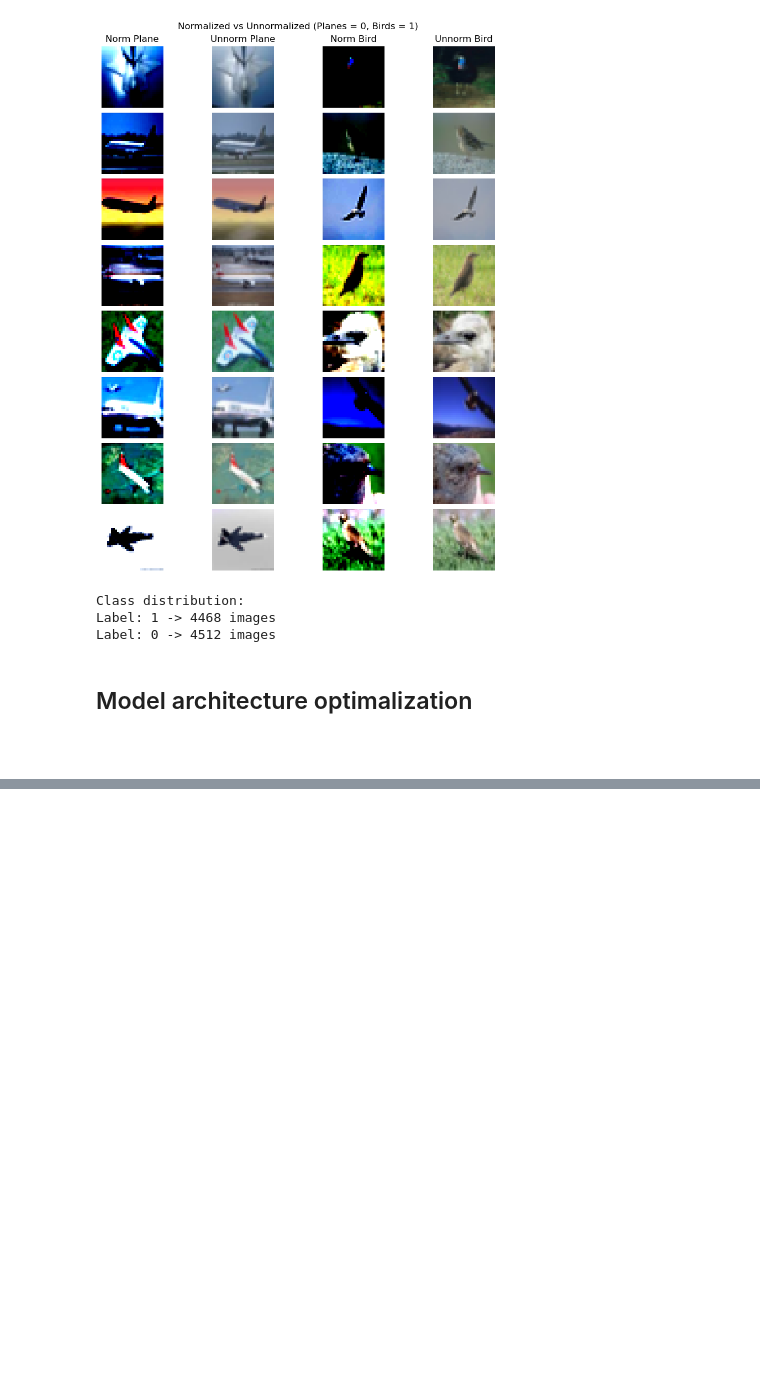
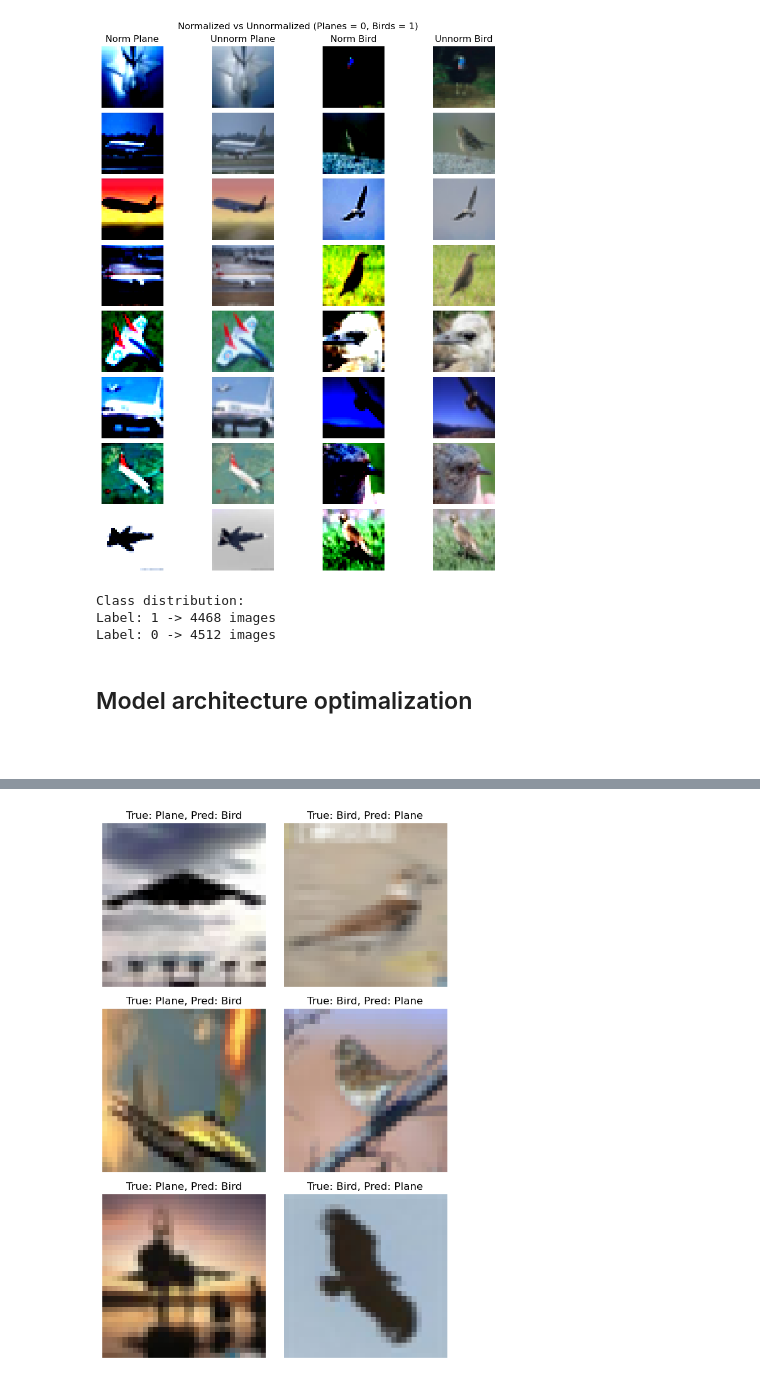
Before and after one commit to JakobBerg-Projects/Backpropagation, a Jupyter notebook: gradient_descent.ipynb, the cells around one changed output, grey strips where cells are left out. Cells and saved outputs as stored; diff of their text form; code cells hidden in the pictures; blank space fills up the shorter version.

```diff
--- a/gradient_descent.ipynb
+++ b/gradient_descent.ipynb
@@ -561,0 +550,62 @@ show_misclassified(best_model, cifar2_test, n=6)
+# %%
+import matplotlib.pyplot as plt
+import numpy as np
+import torch
+
+def show_misclassified_two_columns(model, dataset, n_per_col=3,
+                                   class_names=("Plane", "Bird"),
+                                   mean=(0.4914, 0.4822, 0.4465),
+                                   std=(0.2470, 0.2435, 0.2616)):
+    model.eval()
+
+    mean_t = torch.tensor(mean).view(3, 1, 1)
+    std_t  = torch.tensor(std).view(3, 1, 1)
+
+    left_imgs = []   # (true=0, pred=1)
+    right_imgs = []  # (true=1, pred=0)
+
+    with torch.no_grad():
+        for img, y_true in dataset:
+            y_true = int(y_true)
+            y_pred = int(model(img.unsqueeze(0)).argmax(1).item())
+
+            if y_true == 0 and y_pred == 1 and len(left_imgs) < n_per_col:
+                left_imgs.append(img)
+            elif y_true == 1 and y_pred == 0 and len(right_imgs) < n_per_col:
+                right_imgs.append(img)
+
+            if len(left_imgs) >= n_per_col and len(right_imgs) >= n_per_col:
+                break
+
+    rows = n_per_col
+    fig, axes = plt.subplots(rows, 2, figsize=(6, 3 * rows))
+
+    for i in range(rows):
+        # Left: True Plane, Pred Bird
+        ax = axes[i, 0]
+        if i < len(left_imgs):
+            img = left_imgs[i]
+            img_disp = (img.cpu() * std_t + mean_t).permute(1, 2, 0).numpy()
+            img_disp = np.clip(img_disp, 0, 1)
+            ax.imshow(img_disp)
+        ax.set_title(f"True: {class_names[0]}, Pred: {class_names[1]}")
+        ax.axis("off")
+
+        # Right: True Bird, Pred Plane
+        ax = axes[i, 1]
+        if i < len(right_imgs):
+            img = right_imgs[i]
+            img_disp = (img.cpu() * std_t + mean_t).permute(1, 2, 0).numpy()
+            img_disp = np.clip(img_disp, 0, 1)
+            ax.imshow(img_disp)
+        ax.set_title(f"True: {class_names[1]}, Pred: {class_names[0]}")
+        ax.axis("off")
+
+    plt.tight_layout()
+    plt.savefig("imgs/misclassifications.png", dpi=200)
+    plt.show()
+
+# bruk
+show_misclassified_two_columns(best_model, cifar2_test, n_per_col=3)
+# %% [output]
+[figure, added]
```
Also changed, not shown: parts of 11 cells of this notebook, 7 other files.
